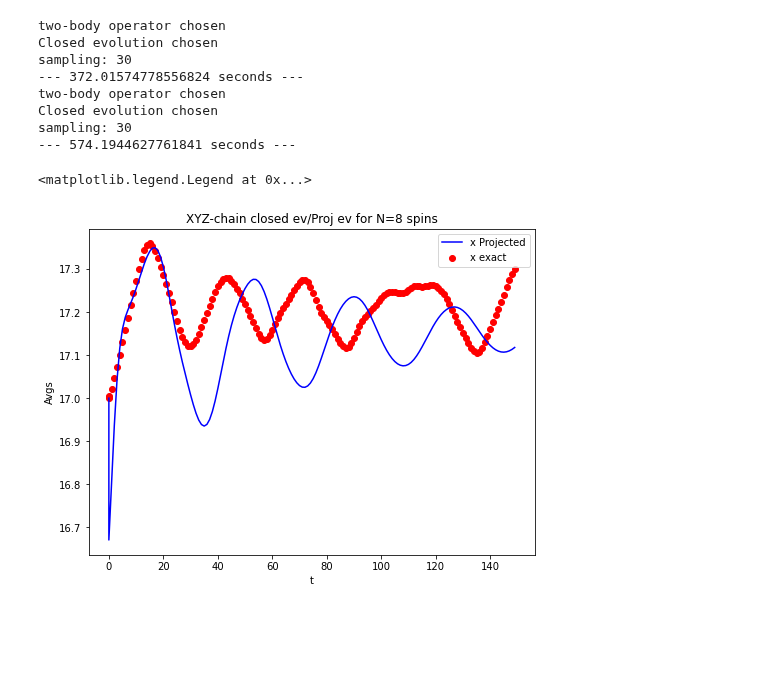
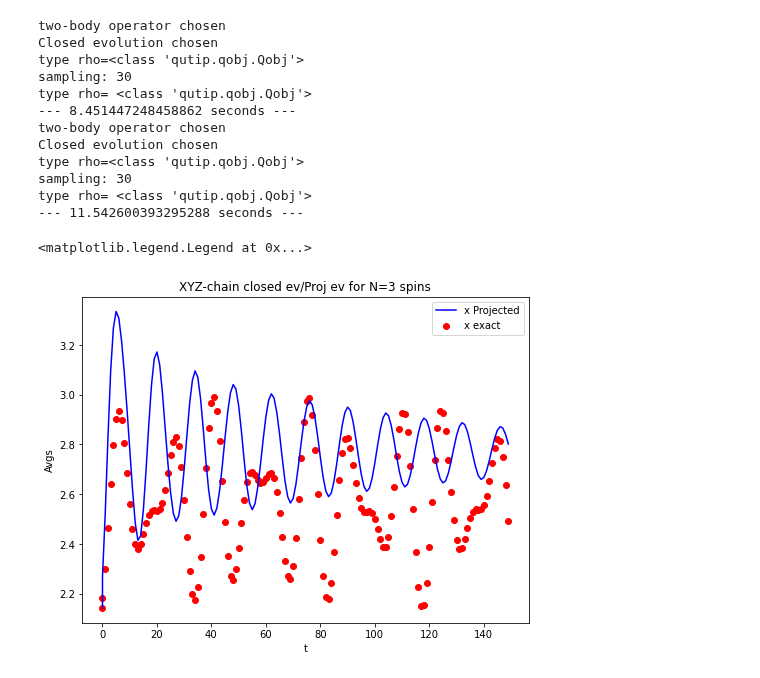
Before and after one commit to tomi-cuentitas/Spin-Chains-, a Jupyter notebook: K-evolution/Untitled.ipynb, the cells around one changed output. Saved outputs shown, nothing was run; the diff lists cells and outputs as text; code cells hidden in the pictures; blank space fills up the shorter version.

```diff
--- a/K-evolution/Untitled.ipynb
+++ b/K-evolution/Untitled.ipynb
@@ -24,38 +25,42 @@ start_time = time.time()
 chain_type = "XYZ"
 H_paras = [.15, .25, .1, 1.]
 unitary_ev = True; gamma = None
-size = 8; gaussian = False; gr = 2; xng = .7
+size = 3; gaussian = False; gr = 2; xng = .7
 
 resultsA, title = me.spin_chain_ev(size = size, chain_type = chain_type, Hamiltonian_paras = H_paras,
                                 omega_1=3., omega_2=3., temp=1, tmax = 150, deltat = 1,                                  two_body_basis = True, unitary_ev = unitary_ev, gamma = gamma,
                                 gaussian = gaussian, gr = gr, xng = xng, do_project = True)
 
 print("--- %s seconds ---" % (time.time() - start_time))
 
 resultsB, title = me.spin_chain_ev(size = size, chain_type = chain_type, Hamiltonian_paras = H_paras,
                                 omega_1=3., omega_2=3., temp=1, tmax = 150, deltat = 1,
                                 two_body_basis = True, unitary_ev = unitary_ev, gamma = gamma,
                                 gaussian = gaussian, gr = gr, xng = xng, do_project = False)
 
 print("--- %s seconds ---" % (time.time() - start_time))
 
 plt.figure(figsize=(8, 6))
 plt.plot(resultsA["ts"], resultsA["averages"][:,0], label="x Projected", color = "blue")
 plt.scatter(resultsB["ts"], resultsB["averages"][:,0], label="x exact", color = "red")
 
 plt.xlabel("t")
 plt.ylabel("Avgs")
 
 plt.title(title)
 plt.legend()
 # %% [output]
 two-body operator chosen
 Closed evolution chosen
+type rho=<class 'qutip.qobj.Qobj'>
 sampling: 30
---- 372.01574778556824 seconds ---
+type rho= <class 'qutip.qobj.Qobj'>
+--- 8.451447248458862 seconds ---
 two-body operator chosen
 Closed evolution chosen
+type rho=<class 'qutip.qobj.Qobj'>
 sampling: 30
---- 574.1944627761841 seconds ---
+type rho= <class 'qutip.qobj.Qobj'>
+--- 11.542600393295288 seconds ---
 <matplotlib.legend.Legend at 0x...>
-[figure, old version]
+[figure, new version]
```
Also changed, not shown: parts of 6 cells of this notebook.
